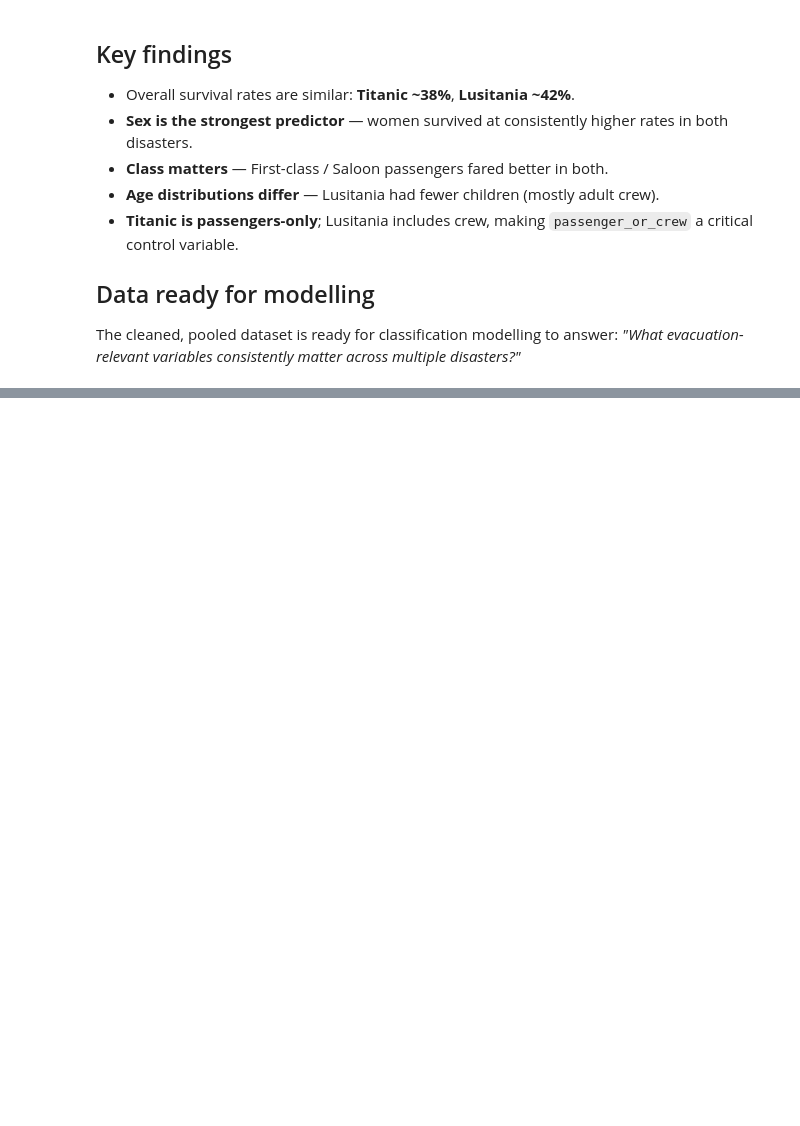
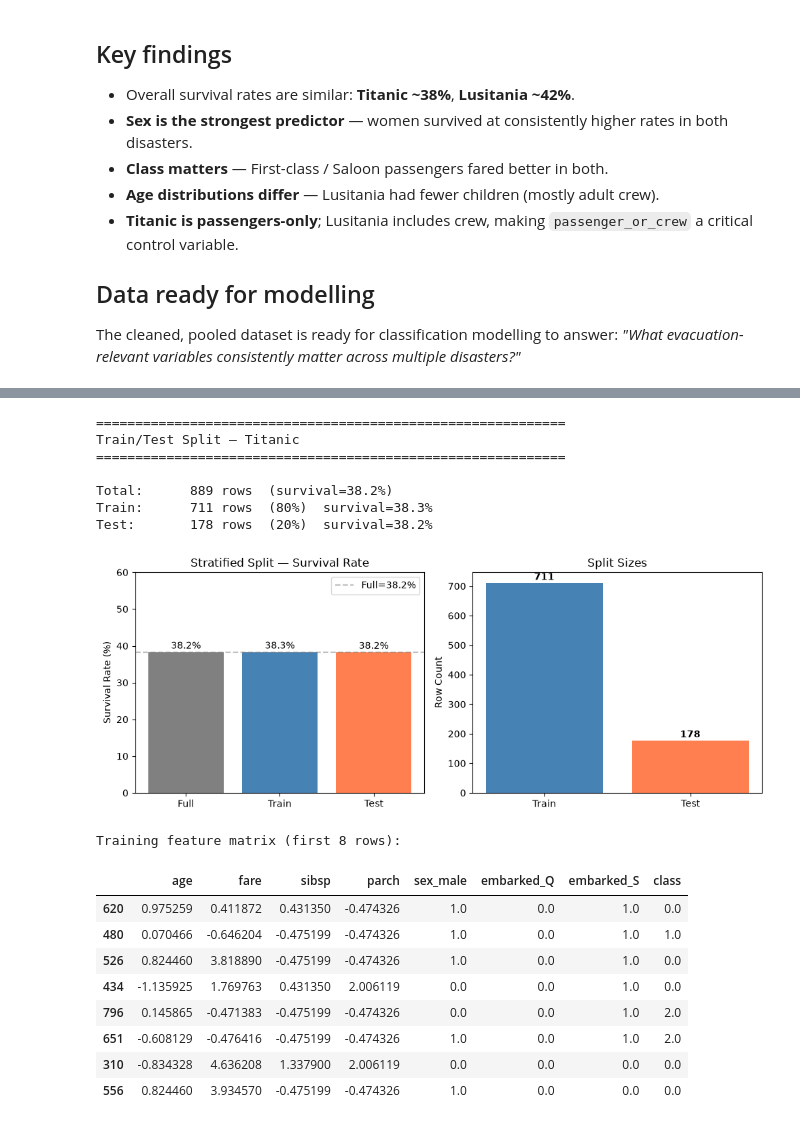
Before and after one commit to 4vince/MIH_MachineLearning, a Jupyter notebook: MIH_ML.ipynb, the cells around one changed output, grey strips where cells are left out. Cells and saved outputs as stored; diff of their text form; code cells hidden in the pictures; blank space fills up the shorter version.

```diff
--- a/MIH_ML.ipynb
+++ b/MIH_ML.ipynb
@@ -719,0 +1187,61 @@ The cleaned, pooled dataset is ready for classification modelling to answer:
+# %%
+from feature_pipeline import stratified_split
+
+X_train, X_test, y_train, y_test = stratified_split(X_titanic_df, y_titanic)
+
+print("=" * 60)
+print("Train/Test Split — Titanic")
+print("=" * 60)
+print(f"\nTotal:     {len(X_titanic_df):>4d} rows  (survival={y_titanic.mean()*100:.1f}%)")
+print(f"Train:     {len(X_train):>4d} rows  ({len(X_train)/len(X_titanic_df)*100:.0f}%)  "
+      f"survival={y_train.mean()*100:.1f}%")
+print(f"Test:      {len(X_test):>4d} rows  ({len(X_test)/len(X_titanic_df)*100:.0f}%)  "
+      f"survival={y_test.mean()*100:.1f}%")
+
+# Visualise the class balance
+fig, axes = plt.subplots(1, 2, figsize=(10, 4))
+
+# Survival rate comparison
+bars = axes[0].bar(["Full", "Train", "Test"],
+                   [y_titanic.mean() * 100, y_train.mean() * 100, y_test.mean() * 100],
+                   color=["gray", "steelblue", "coral"])
+axes[0].axhline(y_titanic.mean() * 100, color="gray", ls="--", alpha=0.5,
+                label=f"Full={y_titanic.mean()*100:.1f}%")
+axes[0].set_ylabel("Survival Rate (%)"); axes[0].set_ylim(0, 60)
+axes[0].set_title("Stratified Split — Survival Rate")
+for bar, val in zip(bars, [y_titanic.mean() * 100, y_train.mean() * 100, y_test.mean() * 100]):
+    axes[0].text(bar.get_x() + bar.get_width()/2, bar.get_height() + 1,
+                f"{val:.1f}%", ha="center", fontsize=10)
+axes[0].legend()
+
+# Sample sizes
+axes[1].bar(["Train", "Test"], [len(y_train), len(y_test)],
+            color=["steelblue", "coral"])
+axes[1].set_ylabel("Row Count"); axes[1].set_title("Split Sizes")
+for i, v in enumerate([len(y_train), len(y_test)]):
+    axes[1].text(i, v + 10, str(v), ha="center", fontweight="bold")
+
+plt.tight_layout()
+plt.show()
+
+print("\nTraining feature matrix (first 8 rows):")
+X_train.head(8)
+# %% [output]
+============================================================
+Train/Test Split — Titanic
+============================================================
+
+Total:      889 rows  (survival=38.2%)
+Train:      711 rows  (80%)  survival=38.3%
+Test:       178 rows  (20%)  survival=38.2%
+[figure, added]
+Training feature matrix (first 8 rows):
+|  | age | fare | sibsp | parch | sex_male | embarked_Q | embarked_S | class |
+| 620 | 0.975259 | 0.411872 | 0.431350 | -0.474326 | 1.0 | 0.0 | 1.0 | 0.0 |
+| 480 | 0.070466 | -0.646204 | -0.475199 | -0.474326 | 1.0 | 0.0 | 1.0 | 1.0 |
+| 526 | 0.824460 | 3.818890 | -0.475199 | -0.474326 | 1.0 | 0.0 | 1.0 | 0.0 |
+| 434 | -1.135925 | 1.769763 | 0.431350 | 2.006119 | 0.0 | 0.0 | 1.0 | 0.0 |
+| 796 | 0.145865 | -0.471383 | -0.475199 | -0.474326 | 0.0 | 0.0 | 1.0 | 2.0 |
+| 651 | -0.608129 | -0.476416 | -0.475199 | -0.474326 | 1.0 | 0.0 | 1.0 | 2.0 |
+| 310 | -0.834328 | 4.636208 | 1.337900 | 2.006119 | 0.0 | 0.0 | 0.0 | 0.0 |
+| 556 | 0.824460 | 3.934570 | -0.475199 | -0.474326 | 1.0 | 0.0 | 0.0 | 0.0 |
```
Also changed, not shown: parts of 18 cells of this notebook, 17 other files.
